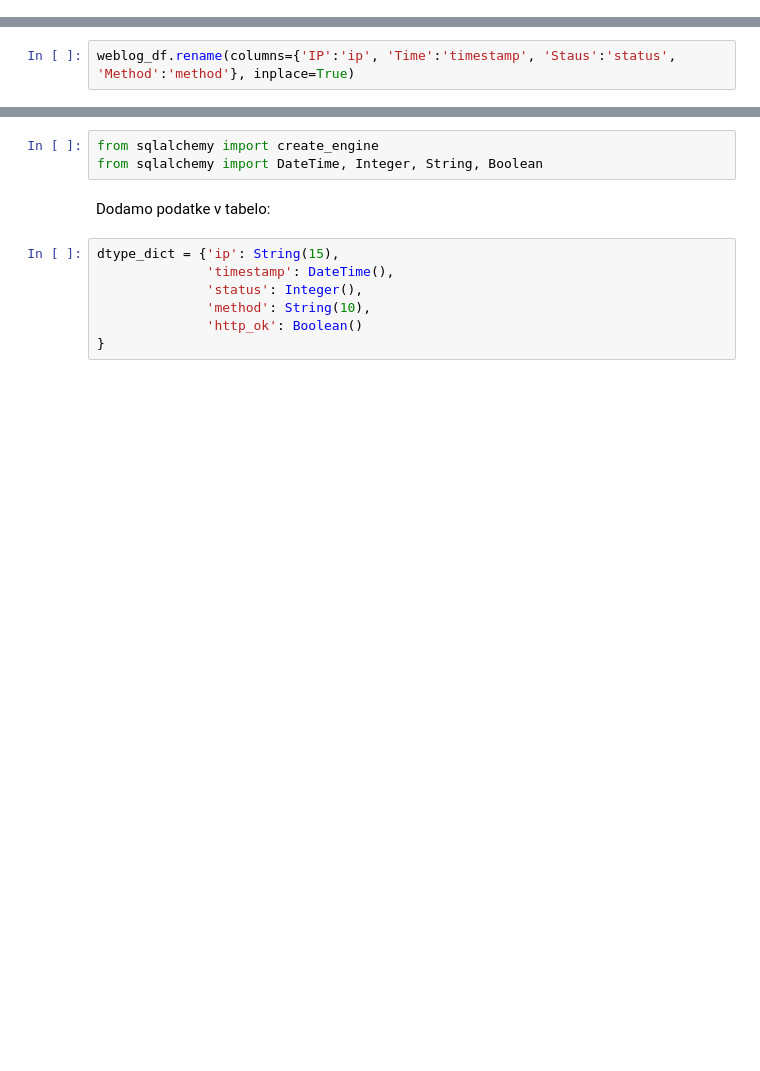
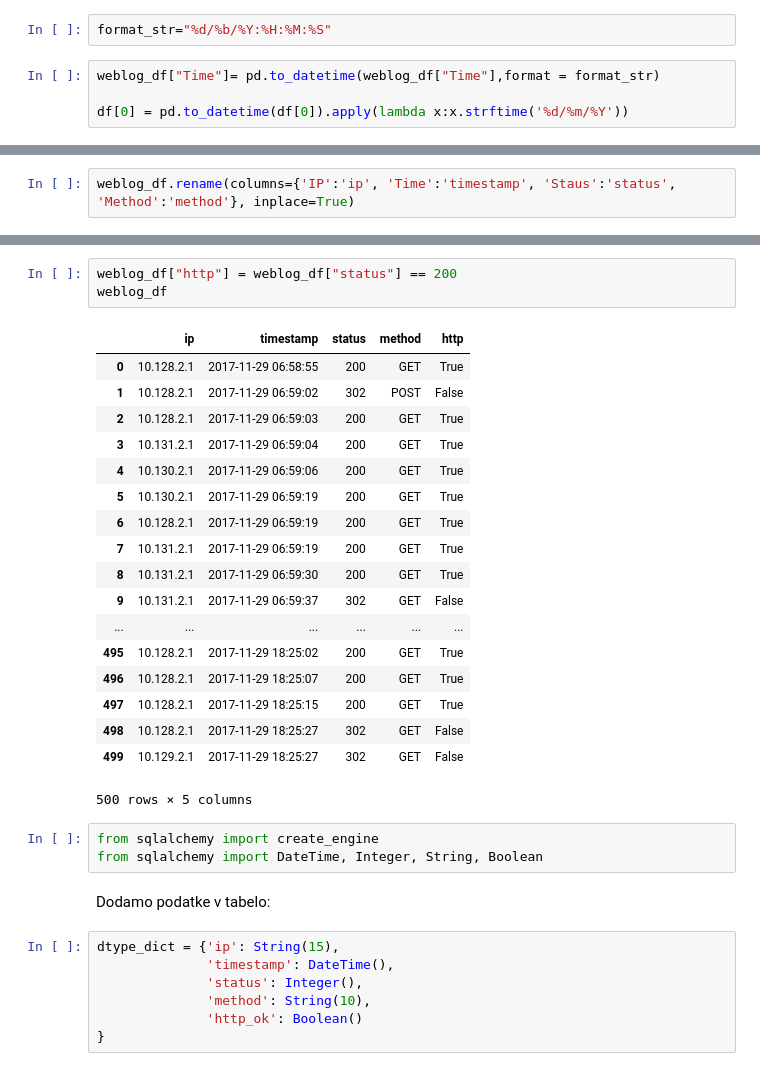
Before and after one commit to unikaten/python-analitika-2, a Jupyter notebook: Del_04_Delo_s_podatkovnimi_bazami_in_SQL/04_Delo_s_podatkovnimi_bazami_in_SQL_CLEAN.ipynb, the cells around one changed output, grey strips where cells are left out. Drawn from its saved outputs; the diff is of its cells as text; blank space fills up the shorter version.

```diff
--- a/Del_04_Delo_s_podatkovnimi_bazami_in_SQL/04_Delo_s_podatkovnimi_bazami_in_SQL_CLEAN.ipynb
+++ b/Del_04_Delo_s_podatkovnimi_bazami_in_SQL/04_Delo_s_podatkovnimi_bazami_in_SQL_CLEAN.ipynb
@@ -591,2 +806,8 @@ weblog_df.head()
 # %% [markdown]
 [Pretvorbe](https://www.programiz.com/python-programming/datetime/strftime)
+# %%
+format_str="%d/%b/%Y:%H:%M:%S"
+# %%
+weblog_df["Time"]= pd.to_datetime(weblog_df["Time"],format = format_str)
+
+df[0] = pd.to_datetime(df[0]).apply(lambda x:x.strftime('%d/%m/%Y'))
@@ -595,3 +827,25 @@ weblog_df.rename(columns={'IP':'ip', 'Time':'timestamp', 'Staus':'status', 'Meth
+# %%
+weblog_df["http"] = weblog_df["status"] == 200
+weblog_df
+# %% [output]
+|  | ip | timestamp | status | method | http |
+| 0 | 10.128.2.1 | 2017-11-29 06:58:55 | 200 | GET | True |
+| 1 | 10.128.2.1 | 2017-11-29 06:59:02 | 302 | POST | False |
+| 2 | 10.128.2.1 | 2017-11-29 06:59:03 | 200 | GET | True |
+| 3 | 10.131.2.1 | 2017-11-29 06:59:04 | 200 | GET | True |
+| 4 | 10.130.2.1 | 2017-11-29 06:59:06 | 200 | GET | True |
+| 5 | 10.130.2.1 | 2017-11-29 06:59:19 | 200 | GET | True |
+| 6 | 10.128.2.1 | 2017-11-29 06:59:19 | 200 | GET | True |
+| 7 | 10.131.2.1 | 2017-11-29 06:59:19 | 200 | GET | True |
+| 8 | 10.131.2.1 | 2017-11-29 06:59:30 | 200 | GET | True |
+| 9 | 10.131.2.1 | 2017-11-29 06:59:37 | 302 | GET | False |
+| ... | ... | ... | ... | ... | ... |
+| 495 | 10.128.2.1 | 2017-11-29 18:25:02 | 200 | GET | True |
+| 496 | 10.128.2.1 | 2017-11-29 18:25:07 | 200 | GET | True |
+| 497 | 10.128.2.1 | 2017-11-29 18:25:15 | 200 | GET | True |
+| 498 | 10.128.2.1 | 2017-11-29 18:25:27 | 302 | GET | False |
+| 499 | 10.129.2.1 | 2017-11-29 18:25:27 | 302 | GET | False |
+500 rows × 5 columns
 # %%
 from sqlalchemy import create_engine
 from sqlalchemy import DateTime, Integer, String, Boolean
```
Also changed, not shown: parts of 47 cells of this notebook.
